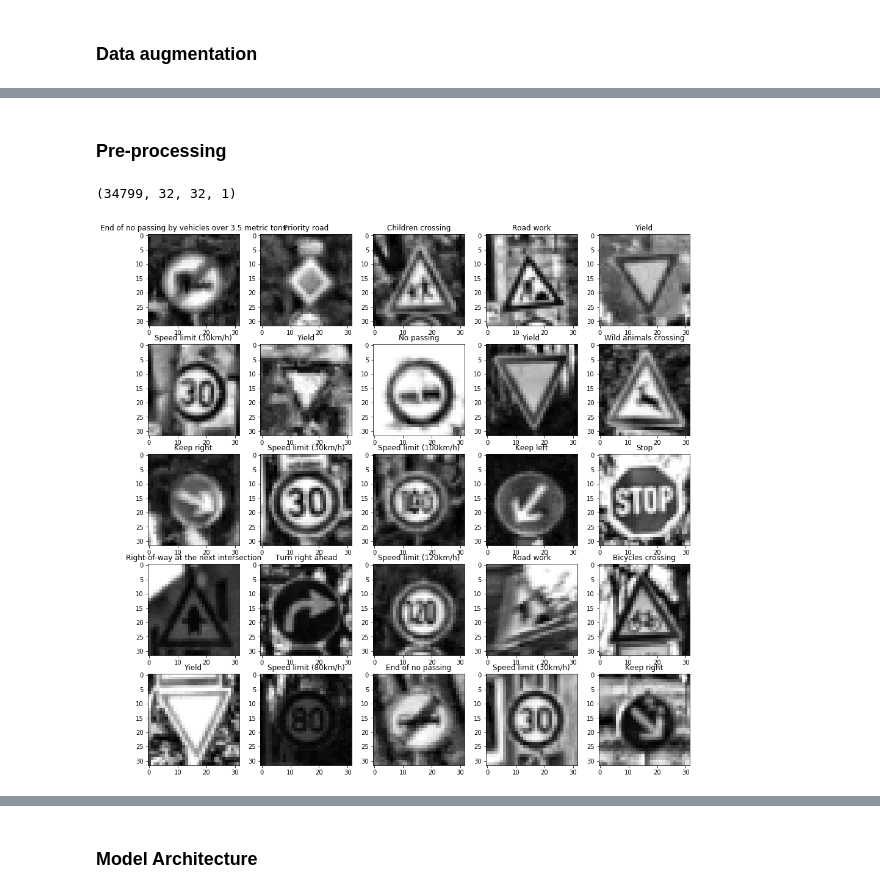
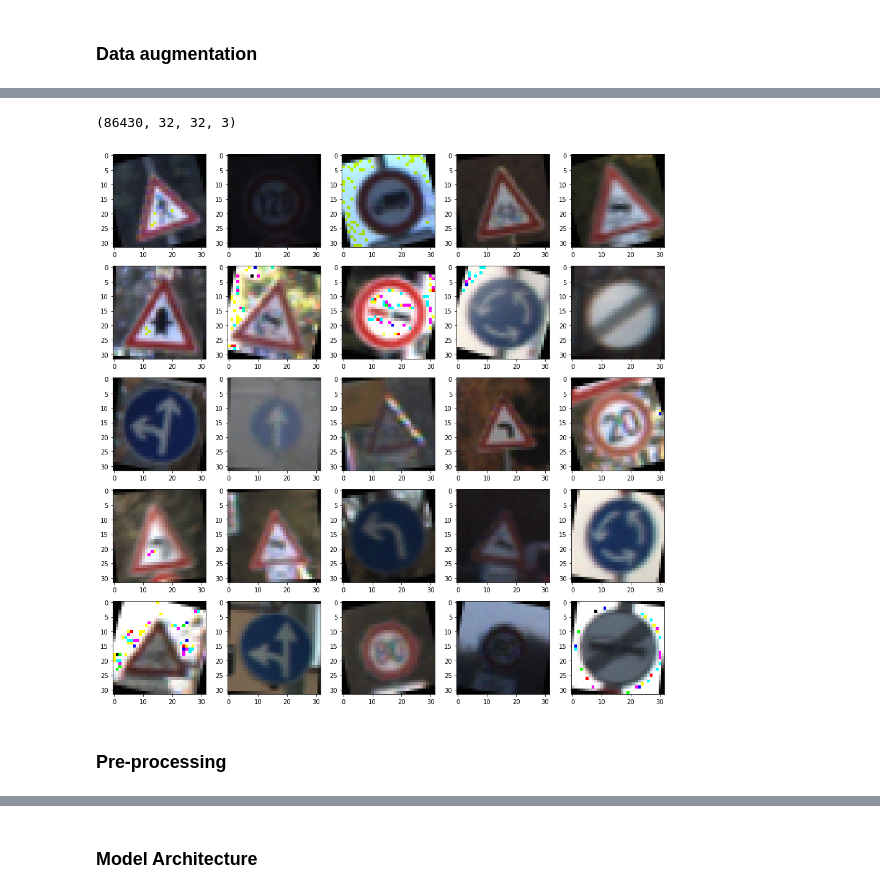
Before and after one commit to Natatisha/CarND-Traffic-Sign-Classifier-Project, a Jupyter notebook: Traffic_Sign_Classifier.ipynb, the cells around one changed output, grey strips where cells are left out. Drawn from its saved outputs; the diff is of its cells as text; code cells hidden in the pictures.

```diff
--- a/Traffic_Sign_Classifier.ipynb
+++ b/Traffic_Sign_Classifier.ipynb
@@ -281,4 +303,11 @@ Counter({41.0: 2010, 31.0: 2010, 36.0: 2010, 26.0: 2010, 23.0: 2010, 1.0: 2010,
 [figure]
+# %%
+print(X_augmented.shape)
+indexes = random.sample(range(n_train), 25)
+plotTrainIndexes(X_augmented, indexes, 5, 5, False)
+# %% [output]
+(86430, 32, 32, 3)
+[figure, added]
 # %% [markdown]
 ### Pre-processing
 # %%
@@ -296,12 +325,3 @@ def clahe(X):
 # %%
 def process(X):
     return rescale(clahe(X))
-# %%
-X_train, y_train, X_valid, y_valid, X_test, y_test, sign_names = load_data()
-X_copy = np.copy(X_train)
-gray = rescale(clahe(X_copy))
-print(gray.shape)
-plotTrainIndexes(gray, indexes, 5, 5)
-# %% [output]
-(34799, 32, 32, 1)
-[figure, removed]
```
Also changed, not shown: parts of 28 cells of this notebook, 8 other files.
